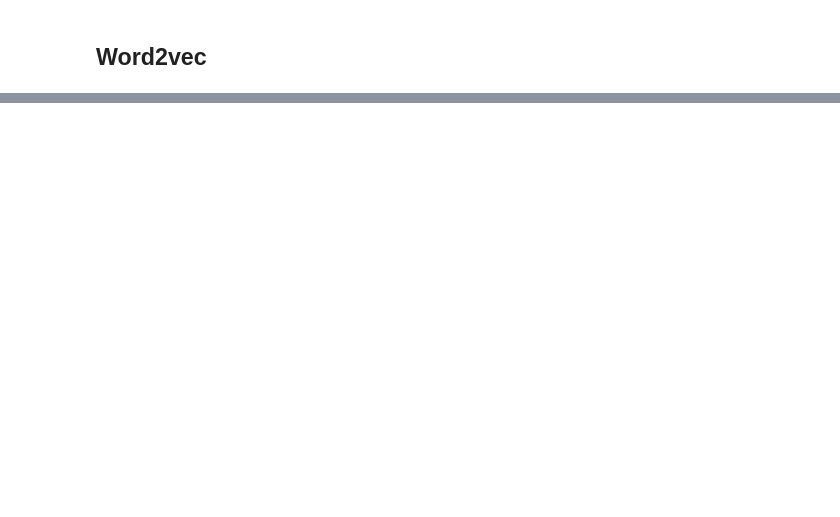
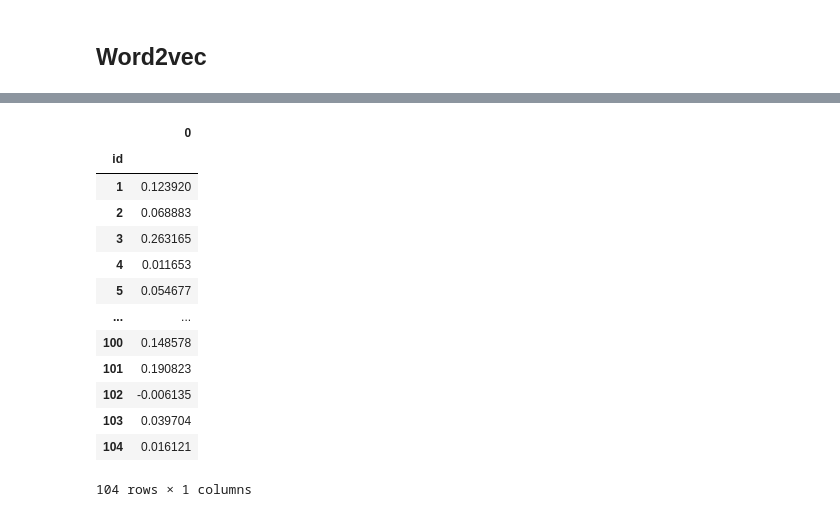
Before and after one commit to trtrgfh/Potential_Talents, a Jupyter notebook: Potential_Talents.ipynb, the cells around one changed output, grey strips where cells are left out. Cells and saved outputs as stored; diff of their text form; code cells hidden in the pictures; blank space fills up the shorter version.

```diff
--- a/Potential_Talents.ipynb
+++ b/Potential_Talents.ipynb
@@ -185,0 +202,28 @@ def cosine_similarity(A, B):
+# %%
+word2vec_keyword_vec1 = [w.wv.get_vector(keyword) for keyword in ["aspiring", "human", "resources"]]
+word2vec_keyword_vec2 = [w.wv.get_vector(keyword) for keyword in ["seeking", "human", "resources"]]
+word2vec_cs1 = []
+word2vec_cs2 = []
+for title in word2vec_clean:
+  word2vec_cs1.append(cosine_similarity(word2vec_keyword_vec1, [w.wv.get_vector(word) for word in title]).mean())
+  word2vec_cs2.append(cosine_similarity(word2vec_keyword_vec2, [w.wv.get_vector(word) for word in title]).mean())
+# %%
+word2vec_res1 = pd.DataFrame(word2vec_cs1, index=df['id'])
+word2vec_res2 = pd.DataFrame(word2vec_cs2, index=df['id'])
+# %%
+word2vec_res1
+# %% [output]
+|  | 0 |
+| id |  |
+| 1 | 0.123920 |
+| 2 | 0.068883 |
+| 3 | 0.263165 |
+| 4 | 0.011653 |
+| 5 | 0.054677 |
+| ... | ... |
+| 100 | 0.148578 |
+| 101 | 0.190823 |
+| 102 | -0.006135 |
+| 103 | 0.039704 |
+| 104 | 0.016121 |
+104 rows × 1 columns
```
Also changed, not shown: parts of 49 cells of this notebook.
